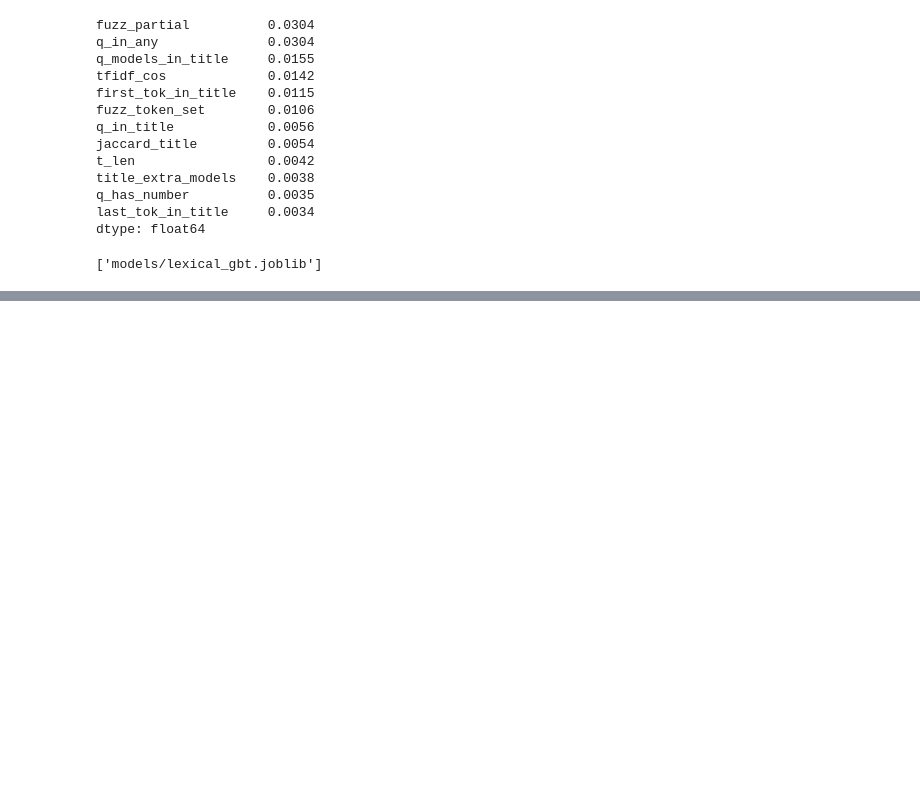
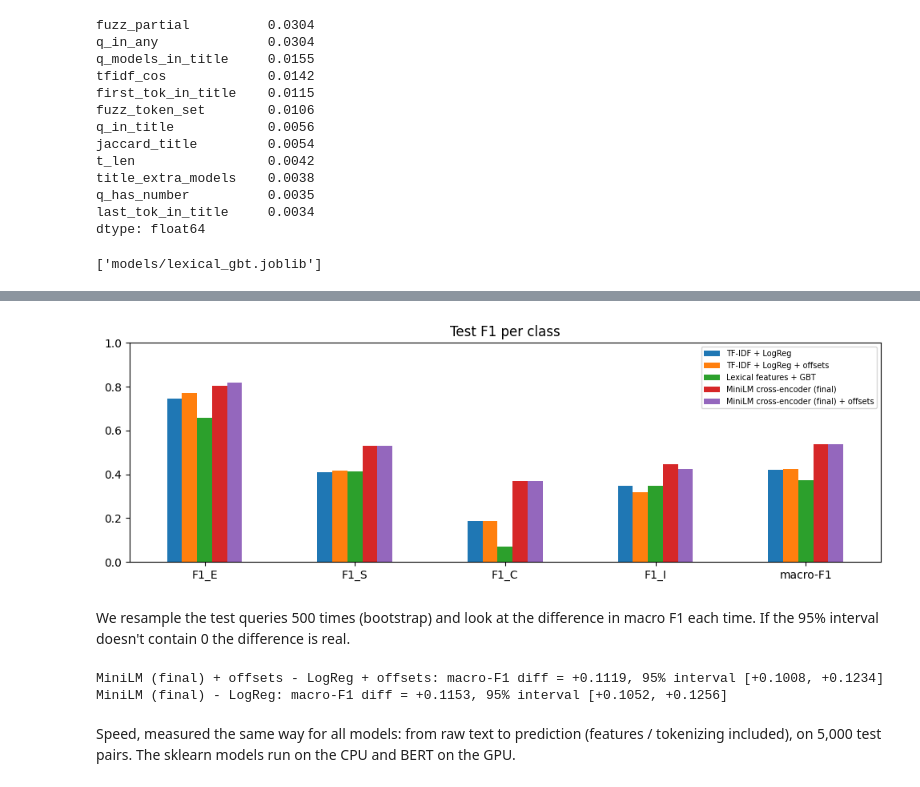
Before and after one commit to m4zenHchm/Amazon_Search_Queries, a Jupyter notebook: Amazon_Search_Queries.ipynb, the cells around one changed output, grey strips where cells are left out. Drawn from its saved outputs; the diff is of its cells as text; code cells hidden in the pictures; blank space fills up the shorter version.

Commit message:
BERT model

```diff
--- a/Amazon_Search_Queries.ipynb
+++ b/Amazon_Search_Queries.ipynb
@@ -701,0 +998,21 @@ Karim will add his part here (and part 4)
+# %%
+cols = ["model", "macro-F1", "accuracy (micro-F1)", "nDCG", "F1_E", "F1_S", "F1_C", "F1_I"]
+always_e = np.tile([1.0, 0, 0, 0], (len(test), 1))
+final = [
+    ("Always E (majority)", always_e, None),
+    ("TF-IDF + LogReg", p_test_lr, None),
+    ("TF-IDF + LogReg + offsets", p_test_lr, off_lr),
+    ("Lexical features + GBT", p_test_gb, None),
+    ("MiniLM cross-encoder (final)", p_test_tf, None),
+    ("MiniLM cross-encoder (final) + offsets", p_test_tf, off_tf),
+]
+for name, p, off in final:
+    save_result(evaluate(test, p, name, off), "test")
+save_result(evaluate(val, np.tile([1.0, 0, 0, 0], (len(val), 1)), "Always E (majority)"), "val")
+
+val_res = pd.read_csv(RESULTS / "val_results.csv")
+test_res = pd.read_csv(RESULTS / "test_results.csv")
+print("VALIDATION")
+display(val_res[[c for c in cols if c in val_res]].round(4))
+print("TEST")
+display(test_res[cols].round(4))
@@ -701,0 +1040,40 @@ Karim will add his part here (and part 4)
+# %%
+fig, ax = plt.subplots(figsize=(10, 3.5))
+test_res[test_res.model != "Always E (majority)"].set_index("model")[["F1_E", "F1_S", "F1_C", "F1_I", "macro-F1"]].T.plot.bar(ax=ax, rot=0)
+ax.set_title("Test F1 per class")
+ax.set_ylim(0, 1)
+ax.legend(fontsize=7)
+plt.tight_layout()
+plt.savefig(RESULTS / "f1_per_class.png", dpi=150)
+plt.show()
+# %% [output]
+[figure, added]
+# %% [markdown]
+ We resample the test queries 500 times
+(bootstrap) and look at the difference in macro F1 each time. If the 95% interval doesn't contain 0 the difference is real.
+# %%
+y_test = test.esci_label.map(LABEL2ID).to_numpy()
+rows_of_q = list(test.groupby("query_id").indices.values())
+boot_rng = np.random.default_rng(SEED)
+
+
+def bootstrap(pred_a, pred_b, n=500):
+    diffs = []
+    for _ in range(n):
+        idx = np.concatenate([rows_of_q[i] for i in boot_rng.integers(0, len(rows_of_q), len(rows_of_q))])
+        diffs.append(macro_f1(y_test[idx], pred_a[idx]) - macro_f1(y_test[idx], pred_b[idx]))
+    return np.percentile(diffs, [2.5, 97.5])
+
+
+for a, b in [(("MiniLM (final) + offsets", p_test_tf, off_tf), ("LogReg + offsets", p_test_lr, off_lr)),
+             (("MiniLM (final)", p_test_tf, None), ("LogReg", p_test_lr, None))]:
+    pa, pb = predict_labels(a[1], a[2]), predict_labels(b[1], b[2])
+    lo, hi = bootstrap(pa, pb)
+    print(f"{a[0]} - {b[0]}: macro-F1 diff = {macro_f1(y_test, pa) - macro_f1(y_test, pb):+.4f}, "
+          f"95% interval [{lo:+.4f}, {hi:+.4f}]")
+# %% [output]
+MiniLM (final) + offsets - LogReg + offsets: macro-F1 diff = +0.1119, 95% interval [+0.1008, +0.1234]
+MiniLM (final) - LogReg: macro-F1 diff = +0.1153, 95% interval [+0.1052, +0.1256]
+# %% [markdown]
+Speed, measured the same way for all models: from raw text to prediction (features / tokenizing included),
+on 5,000 test pairs. The sklearn models run on the CPU and BERT on the GPU.
```
Also changed, not shown: parts of 23 cells of this notebook.
